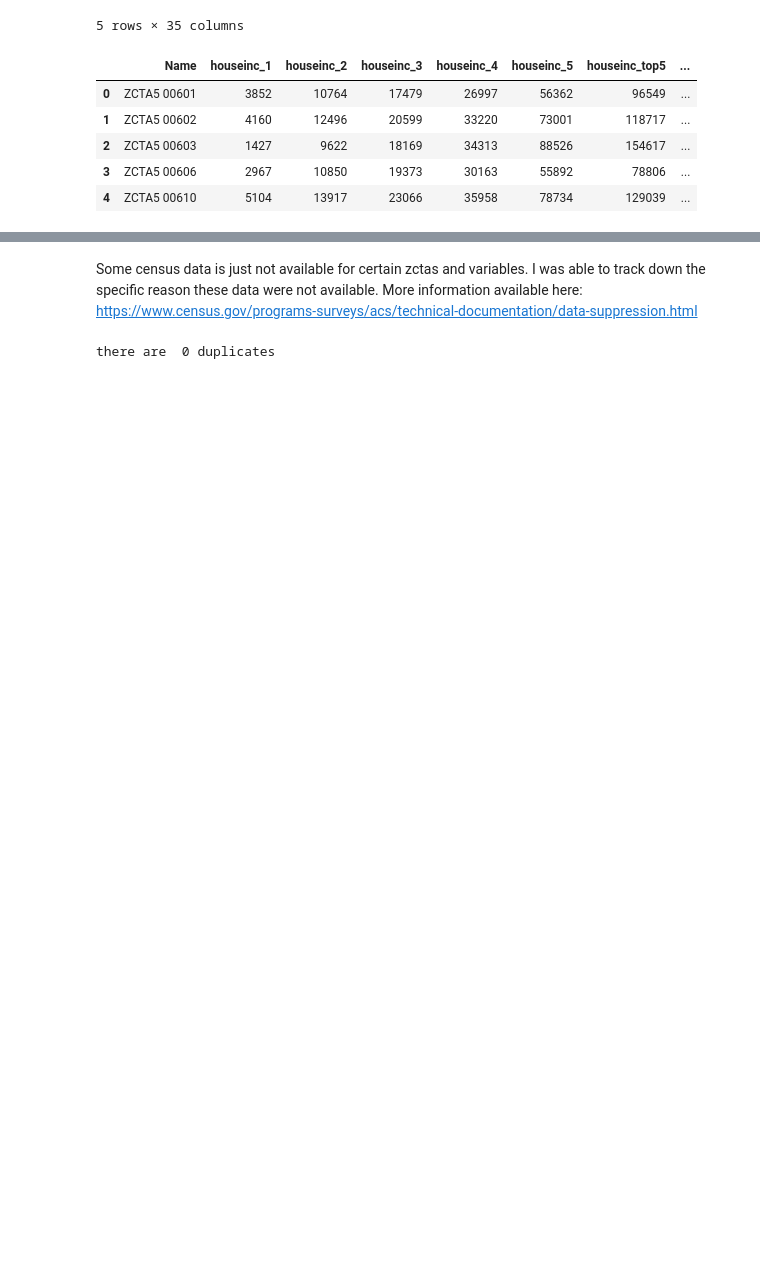
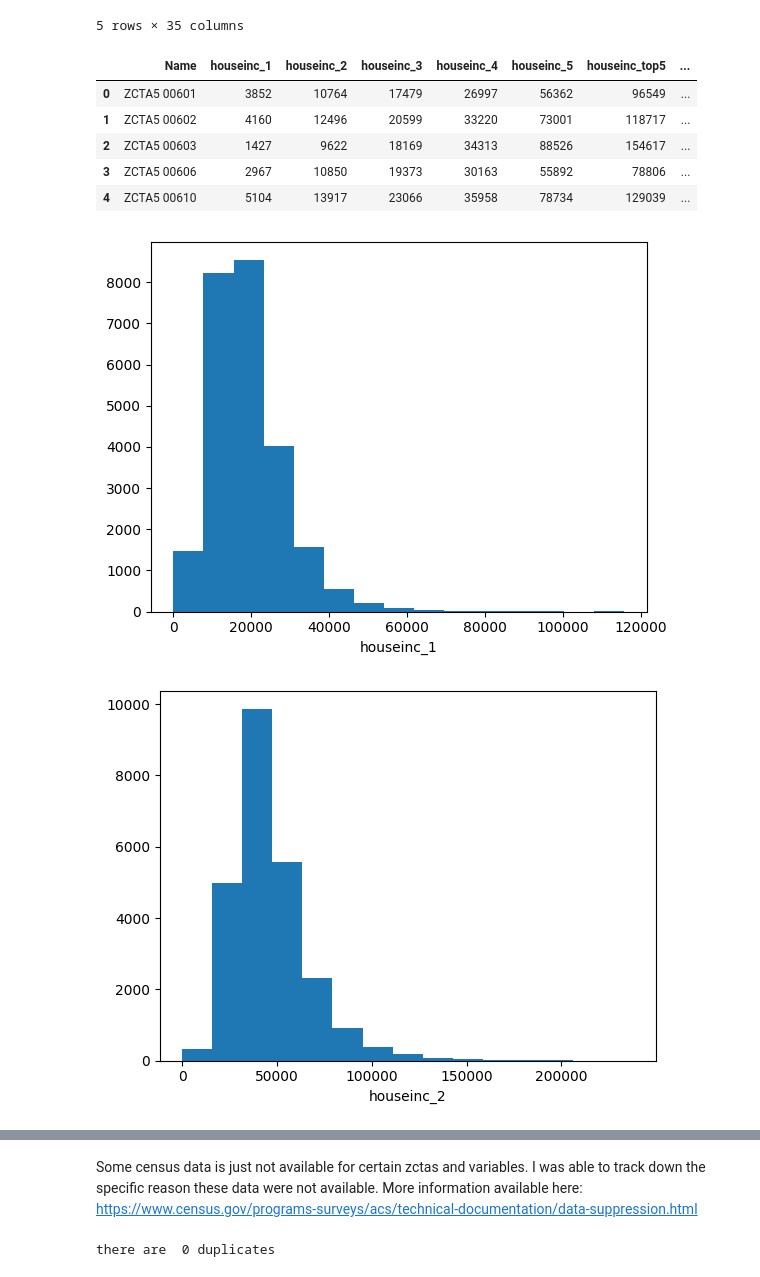
Before and after one commit to kpretz/Social-Economics-of-Flood-Ocurrence, a Jupyter notebook: 01_DataWrangling.ipynb, the cells around one changed output, grey strips where cells are left out. Cells and saved outputs as stored; diff of their text form; code cells hidden in the pictures; blank space fills up the shorter version.

```diff
--- a/01_DataWrangling.ipynb
+++ b/01_DataWrangling.ipynb
@@ -271,3 +299,21 @@ df_census.head()
 | 2 | ZCTA5 00603 | 1427 | 9622 | 18169 | 34313 | 88526 | 154617 | ... |
 | 3 | ZCTA5 00606 | 2967 | 10850 | 19373 | 30163 | 55892 | 78806 | ... |
 | 4 | ZCTA5 00610 | 5104 | 13917 | 23066 | 35958 | 78734 | 129039 | ... |
+# %%
+## check outliers
+
+##check for outliers
+df_census = df_census.replace(-666666666, np.nan)
+census_numeric_names = ['houseinc_1', 'houseinc_2', 'houseinc_3', 'houseinc_4', 'houseinc_5', 'houseinc_top5',
+                        'med_houseinc_12mon', 'household_public_assistance1']
+
+df_census[census_numeric_names] = df_census[census_numeric_names].apply(pd.to_numeric, errors='ignore')
+
+### check numeric outliers
+for n in df_census[census_numeric_names].columns:
+    plt.hist(df_census[census_numeric_names][n], bins=15)
+    plt.xlabel(n)
+    plt.show()
+# %% [output]
+[figure, added]
+[figure, added]
```
Also changed, not shown: parts of 12 cells of this notebook.
